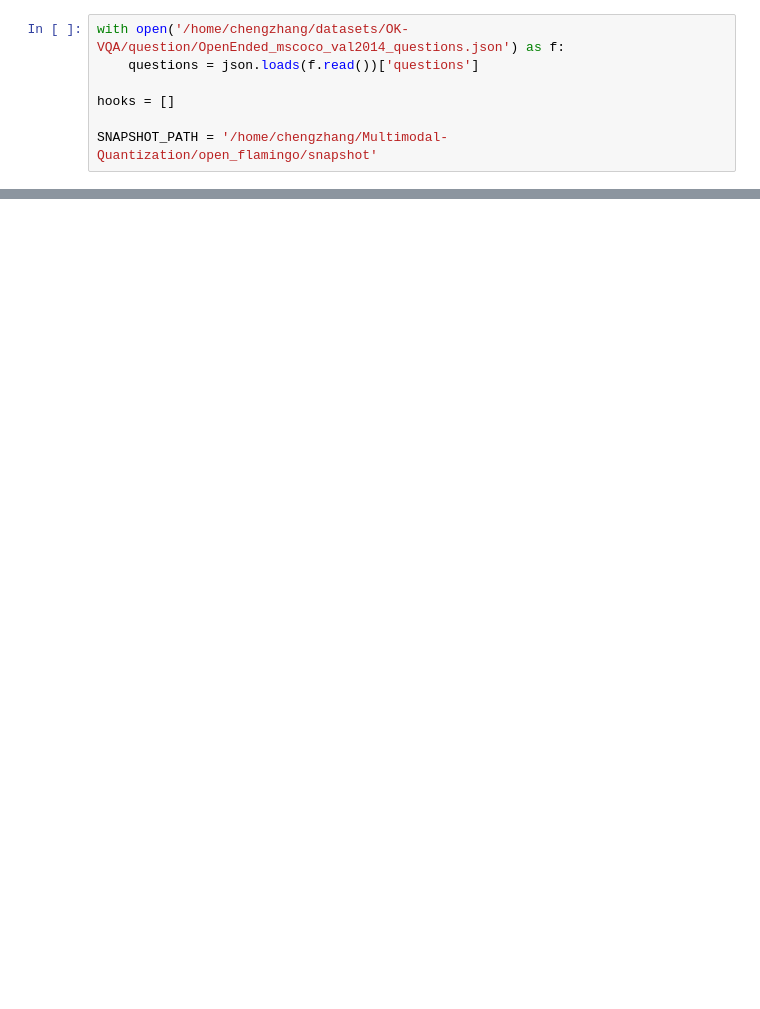
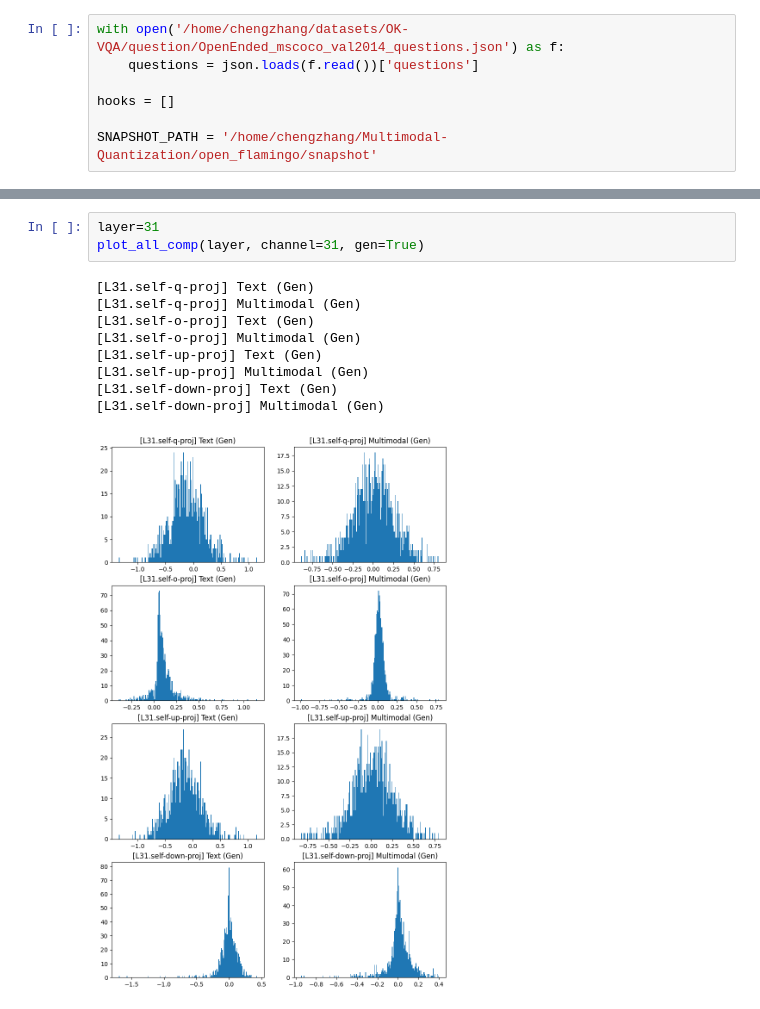
Before and after one commit to Starmys/open_flamingo, a Jupyter notebook: plot_text_vs_vision.ipynb, the cells around one changed output, grey strips where cells are left out. Saved outputs shown, nothing was run; the diff lists cells and outputs as text; blank space fills up the shorter version.

```diff
--- a/plot_text_vs_vision.ipynb
+++ b/plot_text_vs_vision.ipynb
@@ -106,0 +345,13 @@ def load_act(path: str, comp: str) -> np.ndarray:
+# %%
+layer=31
+plot_all_comp(layer, channel=31, gen=True)
+# %% [output]
+[L31.self-q-proj] Text (Gen)
+[L31.self-q-proj] Multimodal (Gen)
+[L31.self-o-proj] Text (Gen)
+[L31.self-o-proj] Multimodal (Gen)
+[L31.self-up-proj] Text (Gen)
+[L31.self-up-proj] Multimodal (Gen)
+[L31.self-down-proj] Text (Gen)
+[L31.self-down-proj] Multimodal (Gen)
+[figure, added]
```
Also changed, not shown: parts of 15 cells of this notebook, 5 other files.
